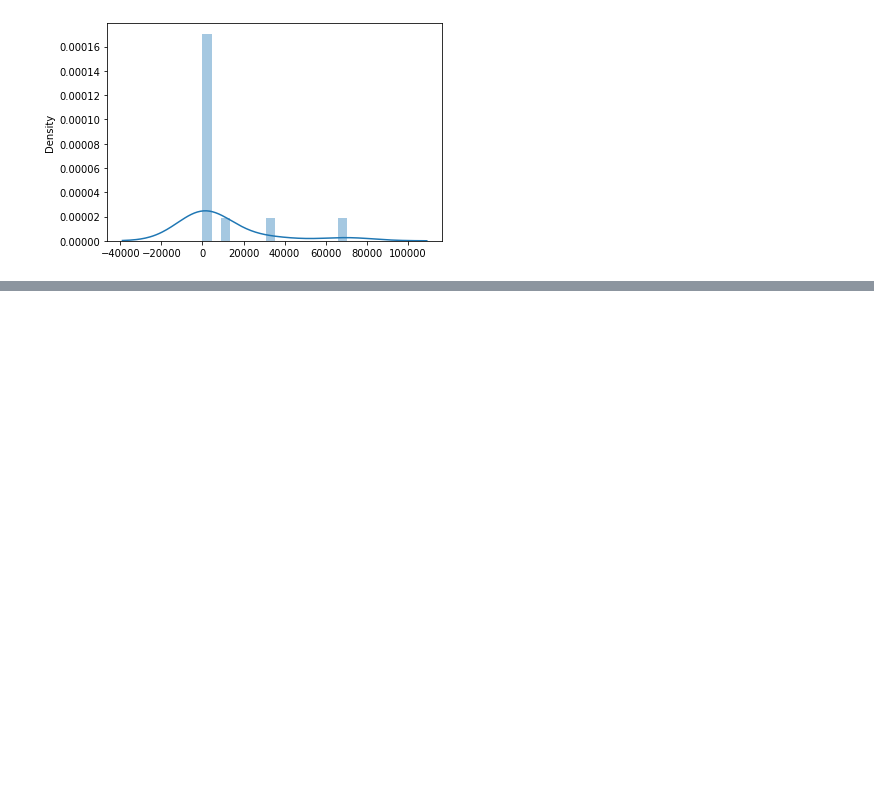
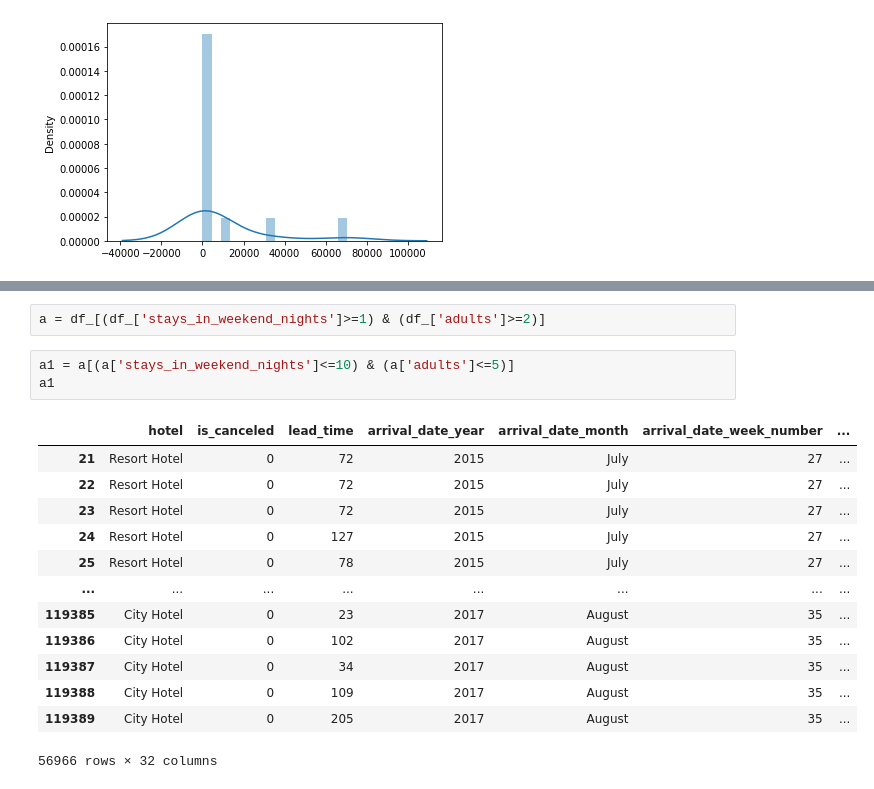
Before and after one commit to Shambhurajdesai/Capstone---1-Hotel-Booking-Analysis, a Jupyter notebook: Copy_of_Hotel_Bookings_Analysis.ipynb, the cells around one changed output, grey strips where cells are left out. Cells and saved outputs as stored; diff of their text form; blank space fills up the shorter version.

```diff
--- a/Copy_of_Hotel_Bookings_Analysis.ipynb
+++ b/Copy_of_Hotel_Bookings_Analysis.ipynb
@@ -418,0 +458,19 @@ sns.distplot(a,hist=True)
+# %%
+a = df_[(df_['stays_in_weekend_nights']>=1) & (df_['adults']>=2)]
+# %%
+a1 = a[(a['stays_in_weekend_nights']<=10) & (a['adults']<=5)]
+a1
+# %% [output]
+|  | hotel | is_canceled | lead_time | arrival_date_year | arrival_date_month | arrival_date_week_number | ... |
+| 21 | Resort Hotel | 0 | 72 | 2015 | July | 27 | ... |
+| 22 | Resort Hotel | 0 | 72 | 2015 | July | 27 | ... |
+| 23 | Resort Hotel | 0 | 72 | 2015 | July | 27 | ... |
+| 24 | Resort Hotel | 0 | 127 | 2015 | July | 27 | ... |
+| 25 | Resort Hotel | 0 | 78 | 2015 | July | 27 | ... |
+| ... | ... | ... | ... | ... | ... | ... | ... |
+| 119385 | City Hotel | 0 | 23 | 2017 | August | 35 | ... |
+| 119386 | City Hotel | 0 | 102 | 2017 | August | 35 | ... |
+| 119387 | City Hotel | 0 | 34 | 2017 | August | 35 | ... |
+| 119388 | City Hotel | 0 | 109 | 2017 | August | 35 | ... |
+| 119389 | City Hotel | 0 | 205 | 2017 | August | 35 | ... |
+56966 rows × 32 columns
```
Also changed, not shown: parts of 11 cells of this notebook.
